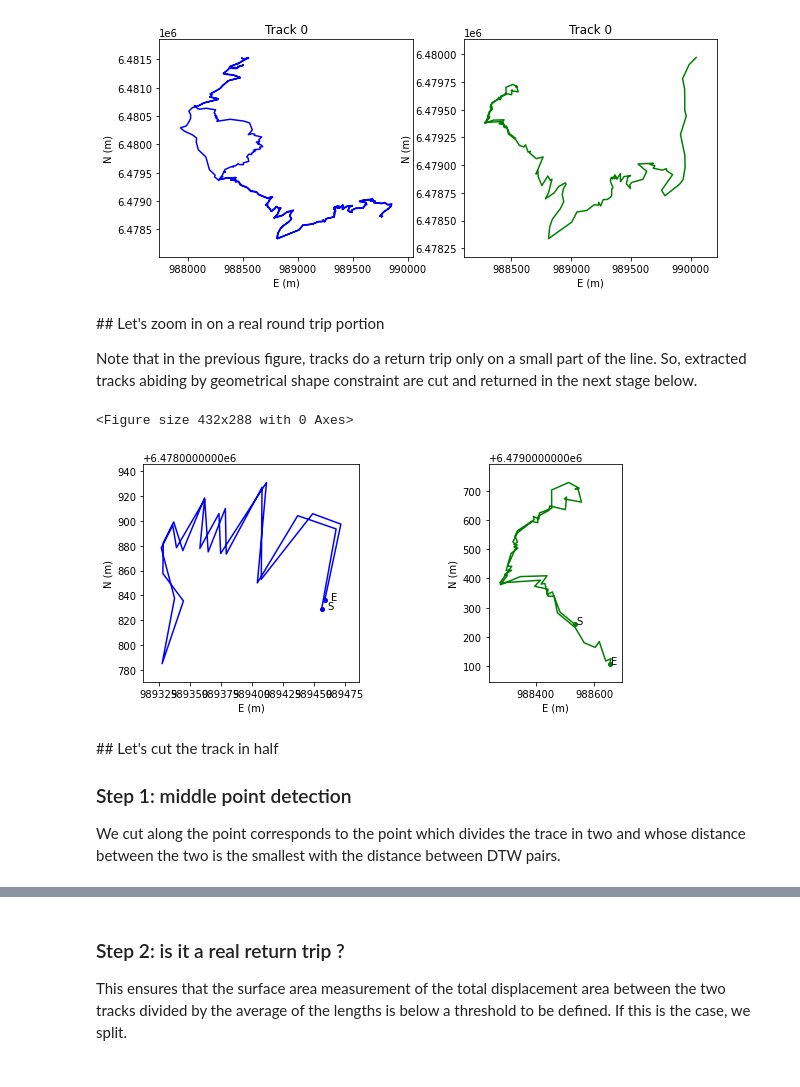
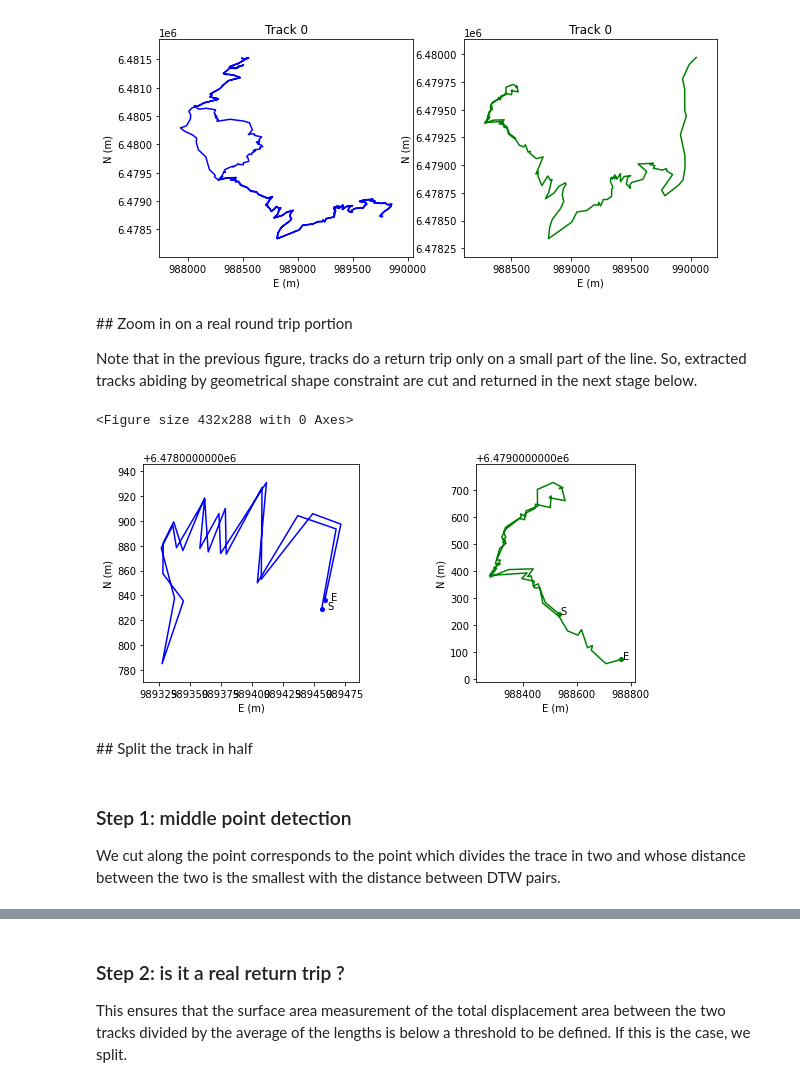
Before and after one commit to umrlastig/tracklib, a Jupyter notebook: doc/source/userguide/UG_ReturnTrip.ipynb, the cells around one changed output, grey strips where cells are left out. Saved outputs shown, nothing was run; the diff lists cells and outputs as text; code cells hidden in the pictures.

Commit message:
doc AFmap and Return trip

```diff
--- a/doc/source/userguide/UG_ReturnTrip.ipynb
+++ b/doc/source/userguide/UG_ReturnTrip.ipynb
@@ -68,40 +68,40 @@ Number of tracks: 1
 Number of tracks: 1
 [figure]
 # %% [markdown]
-## Let's zoom in on a real round trip portion
+## Zoom in on a real round trip portion
 
 Note that in the previous figure, tracks do a return trip only on a small part of the line. So, extracted tracks abiding by geometrical shape constraint are cut and returned in the next stage below.
 # %%
 fig = plt.figure()
 
 pt1 = tkl.ENUCoords(989370, 6478892, 1980)
 circle1 = tkl.Circle(pt1, 120)
 c1 = tkl.Constraint(shape = circle1, mode = tkl.MODE_CROSSES, type = tkl.TYPE_CUT_AND_SELECT)
 collection1 = c1.select(collection1)
 trace1 = collection1[0]
 
 pt2 = tkl.ENUCoords(988439, 6479534)
-circle2 = tkl.Circle(pt2, 500)
+circle2 = tkl.Circle(pt2, 600)
 c2 = tkl.Constraint(shape = circle2, mode = tkl.MODE_CROSSES, type = tkl.TYPE_CUT_AND_SELECT)
 collection2 = c2.select(collection2)
 trace2 = collection2[0]
 
 # -------------------------------------------------------------------------
 # Tracks are drawn in two separate windows
 plt.figure(figsize=(10, 4))
 ax1 = plt.subplot2grid((1, 2), (0, 0))
 displayTrack(trace1, ax1, 'b', 5, 0)
 ax2 = plt.subplot2grid((1, 2), (0, 1))
 displayTrack(trace2, ax2, 'g', 5, 0)
 # %% [output]
 <Figure size 432x288 with 0 Axes>
-[figure, old version]
+[figure, new version]
 # %% [markdown]
-## Let's cut the track in half
-
-### Step 1: middle point detection
-
-We cut along the point corresponds to the point which divides the trace in two and whose distance between the two is the smallest with the distance between DTW pairs.
+## Split the track in half
+# %% [markdown]
+### Step 1: middle point detection
+
+We cut along the point corresponds to the point which divides the trace in two and whose distance between the two is the smallest with the distance between DTW pairs.
 # %%
 split1 = tkl.splitReturnTripExhaustive(trace1, verbose=False)
 trace11 = split1[0]
```
Also changed, not shown: parts of 3 cells of this notebook, 1 other file.
